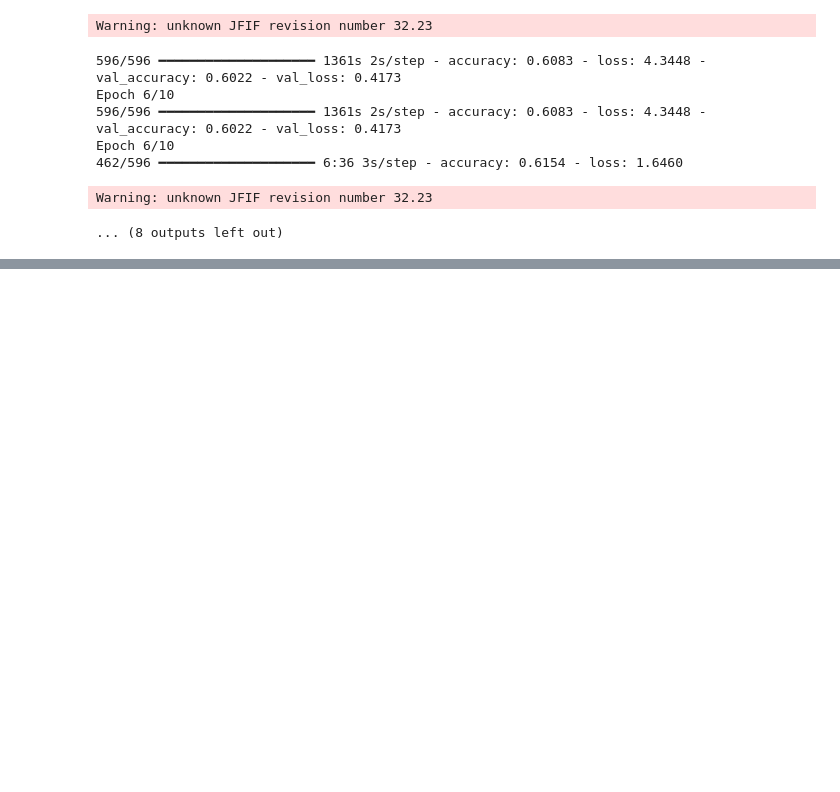
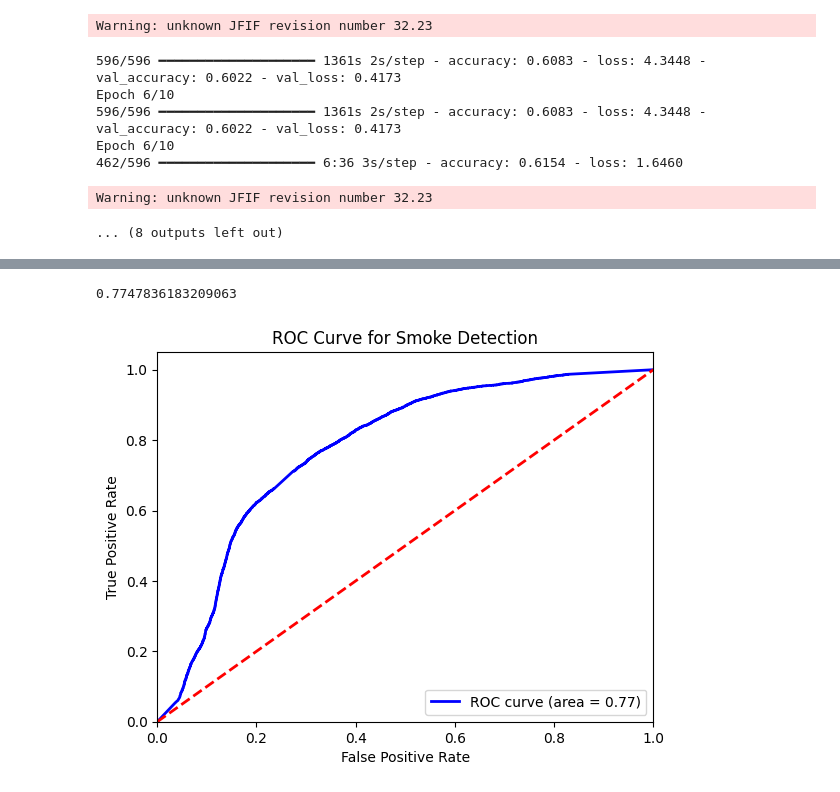
Before and after one commit to emilyedono/FireAndSmokeDetection, a Jupyter notebook: model_draft.ipynb, the cells around one changed output, grey strips where cells are left out. Cells and saved outputs as stored; diff of their text form; code cells hidden in the pictures; blank space fills up the shorter version.

Commit message:
fire and smoke binary models

```diff
--- a/model_draft.ipynb
+++ b/model_draft.ipynb
@@ -284,0 +416,2 @@ predTestN2 = model2.predict( dsTest )
+# %%
+model3.fit(dsTrain_smoke, epochs = 10, validation_data=dsTest_smoke, callbacks=[early_stopping])
@@ -284,0 +453,3 @@ predTestN2 = model2.predict( dsTest )
+# %%
+predTrainN3 = model3.predict( dsTrain_smoke )
+predTestN3 = model3.predict( dsTest_smoke )
@@ -284,0 +463,20 @@ predTestN2 = model2.predict( dsTest )
+# %%
+# Extract labels from dsTrain_smoke for use in metrics
+y_train_smoke = []
+for images, labels in dsTrain_smoke:
+    y_train_smoke.extend(labels.numpy())
+
+# Extract labels from dsTest
+y_test_smoke = []
+for images, labels in dsTest_smoke:
+    y_test_smoke.extend(labels.numpy())
+
+# Convert the lists to numpy arrays and get class indices
+y_train_smoke = numpy.array(y_train_smoke)
+y_test_smoke = numpy.array(y_test_smoke)
+
+
+print("Shape of y_train_smoke:", y_train_smoke.shape)
+print("Shape of y_test_smoke:", y_test_smoke.shape)
+print("Unique values in y_train_smoke:", numpy.unique(y_train_smoke))
+print("Unique values in y_test_smoke:", numpy.unique(y_test_smoke))
@@ -284,0 +489,22 @@ predTestN2 = model2.predict( dsTest )
+# %%
+# look at ROC curve and AUC
+from sklearn.metrics import roc_curve, auc
+fpr, tpr, thresholds = roc_curve(y_test_smoke, predTestN3)
+roc_auc = auc(fpr, tpr)
+print(roc_auc)
+# %% [output]
+0.7747836183209063
+# %%
+# visualize ROC curve
+plt.figure()
+plt.plot(fpr, tpr, color='blue', lw=2, label='ROC curve (area = %0.2f)' % roc_auc)
+plt.plot([0, 1], [0, 1], color='red', lw=2, linestyle='--')
+plt.xlim([0.0, 1.0])
+plt.ylim([0.0, 1.05])
+plt.xlabel('False Positive Rate')
+plt.ylabel('True Positive Rate')
+plt.title('ROC Curve for Smoke Detection')
+plt.legend(loc="lower right")
+plt.show()
+# %% [output]
+[figure, added]
```
Also changed, not shown: parts of 46 cells of this notebook.
